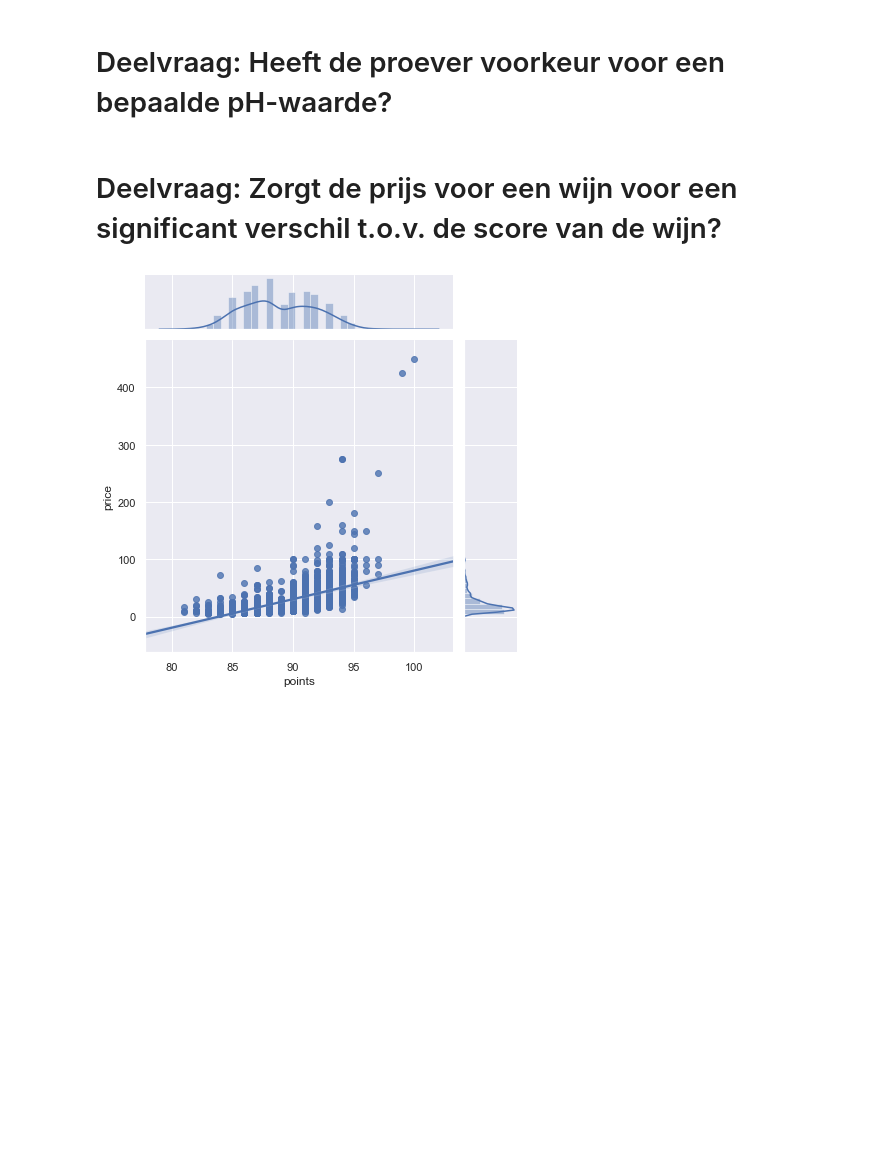
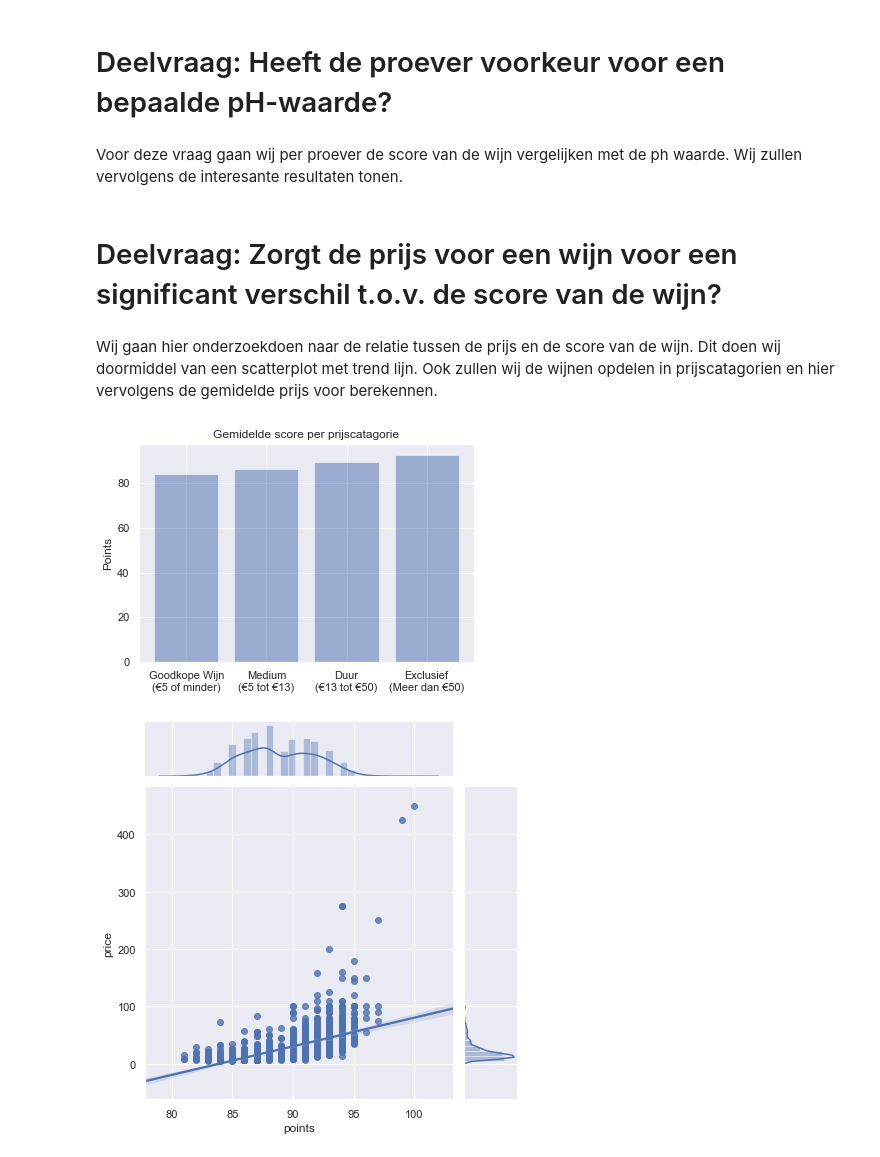
Before and after one commit to TijsS/jupyterNotebook, a Jupyter notebook: Copy_of_WijnOnderzoek.ipynb, the cells around one changed output. Drawn from its saved outputs; the diff is of its cells as text; code cells hidden in the pictures; blank space fills up the shorter version.

```diff
--- a/Copy_of_WijnOnderzoek.ipynb
+++ b/Copy_of_WijnOnderzoek.ipynb
@@ -125,4 +131,6 @@ boxplot = df[['points']].boxplot(grid=True, rot=90, fontsize=15)
 # %% [markdown]
 # Deelvraag: Heeft de proever voorkeur voor een bepaalde pH-waarde?
+# %% [markdown]
+Voor deze vraag gaan wij per proever de score van de wijn vergelijken met de ph waarde. Wij zullen vervolgens de interesante resultaten tonen.
 # %% [markdown]
 # Deelvraag: Zorgt de prijs voor een wijn voor een significant verschil t.o.v. de score van de wijn?
@@ -133,3 +137,26 @@ ax = sns.barplot(x="day", y="total_bill", hue="sex", data=tips)
+# %% [markdown]
+Wij gaan hier onderzoekdoen naar de relatie tussen de prijs en de score van de wijn. Dit doen wij doormiddel van een
+scatterplot met trend lijn. Ook zullen wij de wijnen opdelen in prijscatagorien en hier vervolgens de gemidelde prijs voor berekennen.
+# %%
+dfGoedkoop = df[df['price'] <= 5]
+dfMedium = df[(df['price'] > 5) & (df['price'] <= 13)]
+dfDuur = df[(df['price'] > 13) & (df['price'] <= 50)]
+dfExclusief = df[df['price'] > 50]
+
+objects = ('Goodkope Wijn\n(€5 of minder)', 'Medium\n(€5 tot €13)', 'Duur\n(€13 tot €50)', 'Exclusief\n(Meer dan €50)')
+y_pos = np.arange(len(objects))
+performance = [dfGoedkoop['points'].mean(),dfMedium['points'].mean(), dfDuur['points'].mean(),dfExclusief['points'].mean()]
+
+plt.bar(y_pos, performance, align='center', alpha=0.5)
+plt.xticks(y_pos, objects)
+# for index, value in enumerate(performance):
+#     plt.text(value, index, str(value))
+plt.ylabel('Points')
+plt.title('Gemidelde score per prijscatagorie')
+
+plt.show()
+# %% [output]
+[figure, added]
 # %%
 ax = sns.jointplot('points', 'price', data=df,kind="reg")
 # %% [output]
```
Also changed, not shown: parts of 2 cells of this notebook.
